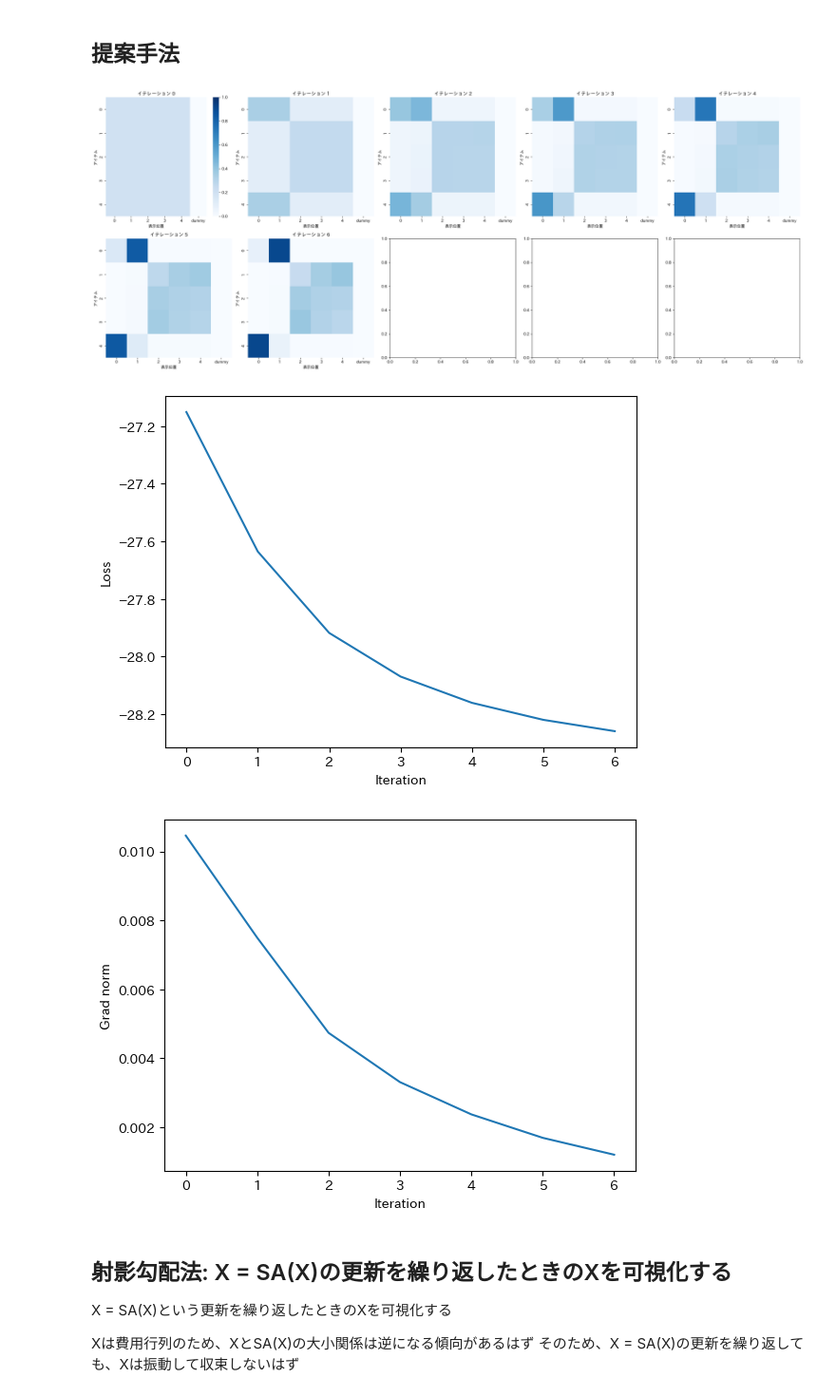
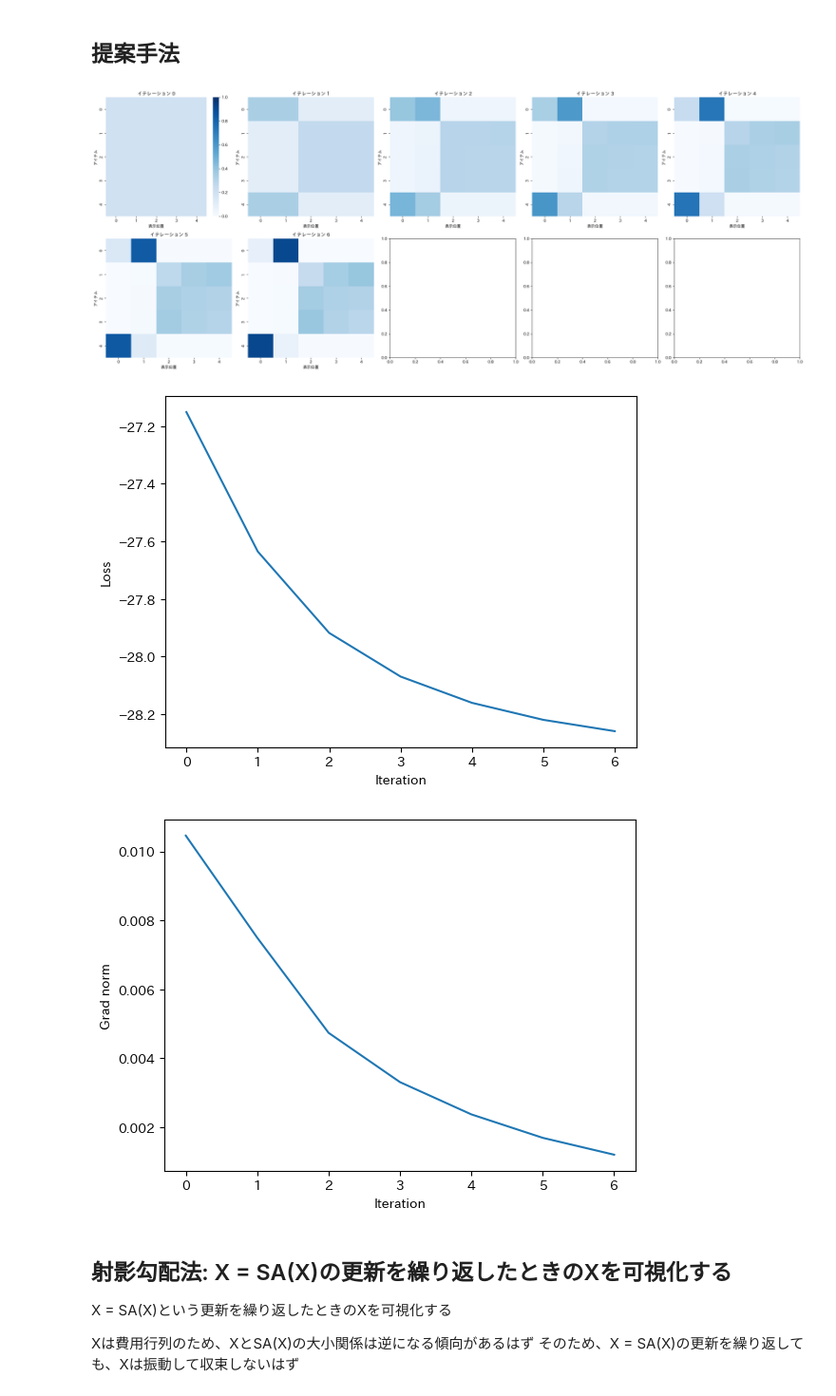
Before and after one commit to tubo213/nsw-with-optimal-transport, a Jupyter notebook: notebook/visualize_ot_nsw_history.ipynb, the cells around one changed output. Shown at 95% size. Drawn from its saved outputs; the diff is of its cells as text; code cells hidden in the pictures.

```diff
--- a/notebook/visualize_ot_nsw_history.ipynb
+++ b/notebook/visualize_ot_nsw_history.ipynb
@@ -24,29 +29,29 @@ expo = exam_func(n_rank)
 # %%
 high = np.ones(n_doc)
 pi_ot_nsw, history_ot_nsw = compute_pi_ot_nsw(
     rel_mat_true,
     expo,
     high,
     alpha=0,
     eps=1,
     max_iter=100,
     lr=0.5,
     ot_n_iter=20,
     tol=0.001,
     device="cuda",
     use_amp=False,
-    pi_stock_size=50,
+    pi_stock_size=20,
 )
 
 # 結果を可視化
-history_ot_nsw.plot_pi_by_iteration()
+history_ot_nsw.plot_pi_by_iteration(plot_dummy=False)
 history_ot_nsw.plot_loss_curve()
 history_ot_nsw.plot_grad_norm_curve()
 
 # piが制約条件を満たしているか確認
 validate_pi(pi_ot_nsw)
 # %% [output]
-[figure, old version]
+[figure, new version]
 [figure]
 [figure]
 # %% [markdown]
```
Also changed, not shown: parts of 4 cells of this notebook.
